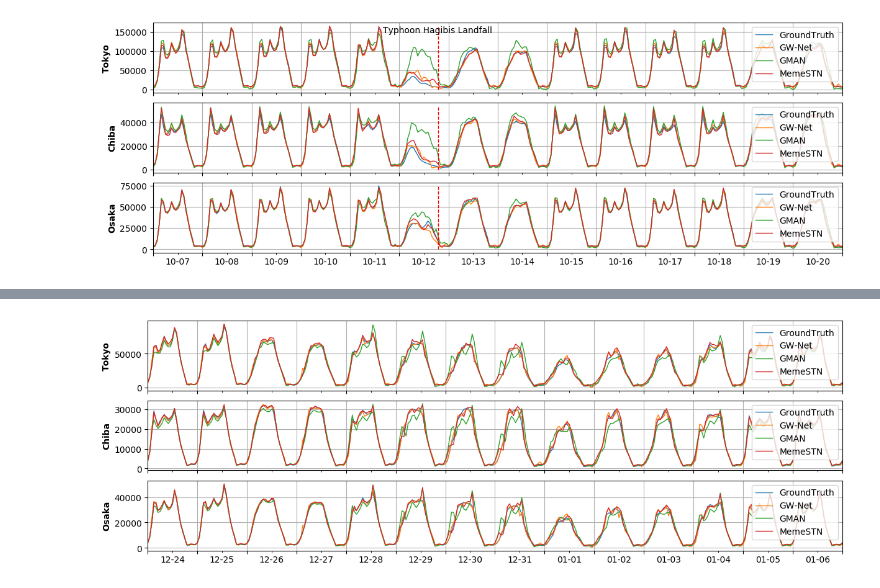
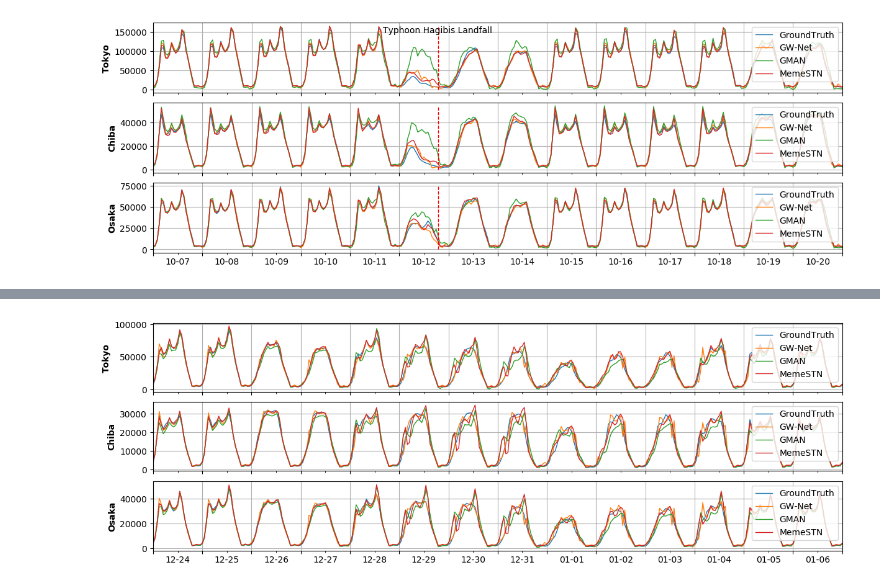
Before and after one commit to deepkashiwa20/TwitterMobility1, a Jupyter notebook: visual/TwiMetaSTE-timeseries.ipynb, the cells around one changed output, grey strips where cells are left out. Cells and saved outputs as stored; diff of their text form; code cells hidden in the pictures.

Commit message:
update visual

```diff
--- a/visual/TwiMetaSTE-timeseries.ipynb
+++ b/visual/TwiMetaSTE-timeseries.ipynb
@@ -245,7 +236,7 @@ To register the converters:
 exp = 'covid-outflow'
 models = ['GroundTruth', 'GW-Net', 'GMAN', 'MemeSTN']
 prefectures = ['Tokyo', 'Chiba', 'Osaka']
-time_step_id = 0 # future 1, 2, ..., 6 hours
+time_step_id = 1 # future 1, 2, ..., 6 hours
 fdata, times = prepare_data(exp, models, prefectures, time_step_id)
 print(fdata.shape, times.shape, times[0], times[-1])
 plot_covid(exp, prefectures, fdata, times, '2020-12-24 00:00:00', '2021-01-07 00:00:00')    # compound!?
@@ -260 +251 @@ test_times.shape (2033, 12)
-[figure, old version]
+[figure, new version]
```
Also changed, not shown: parts of 4 cells of this notebook, 4 other files.
